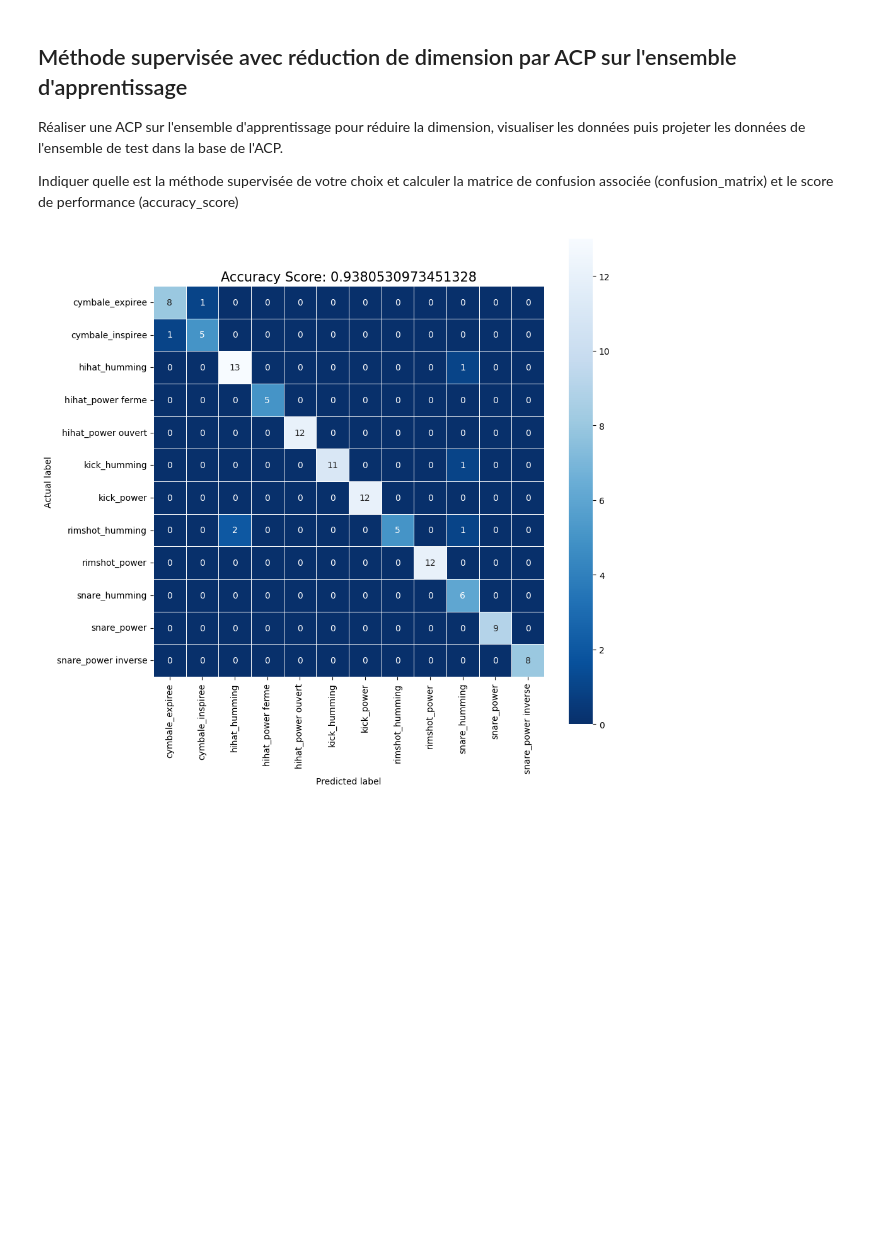
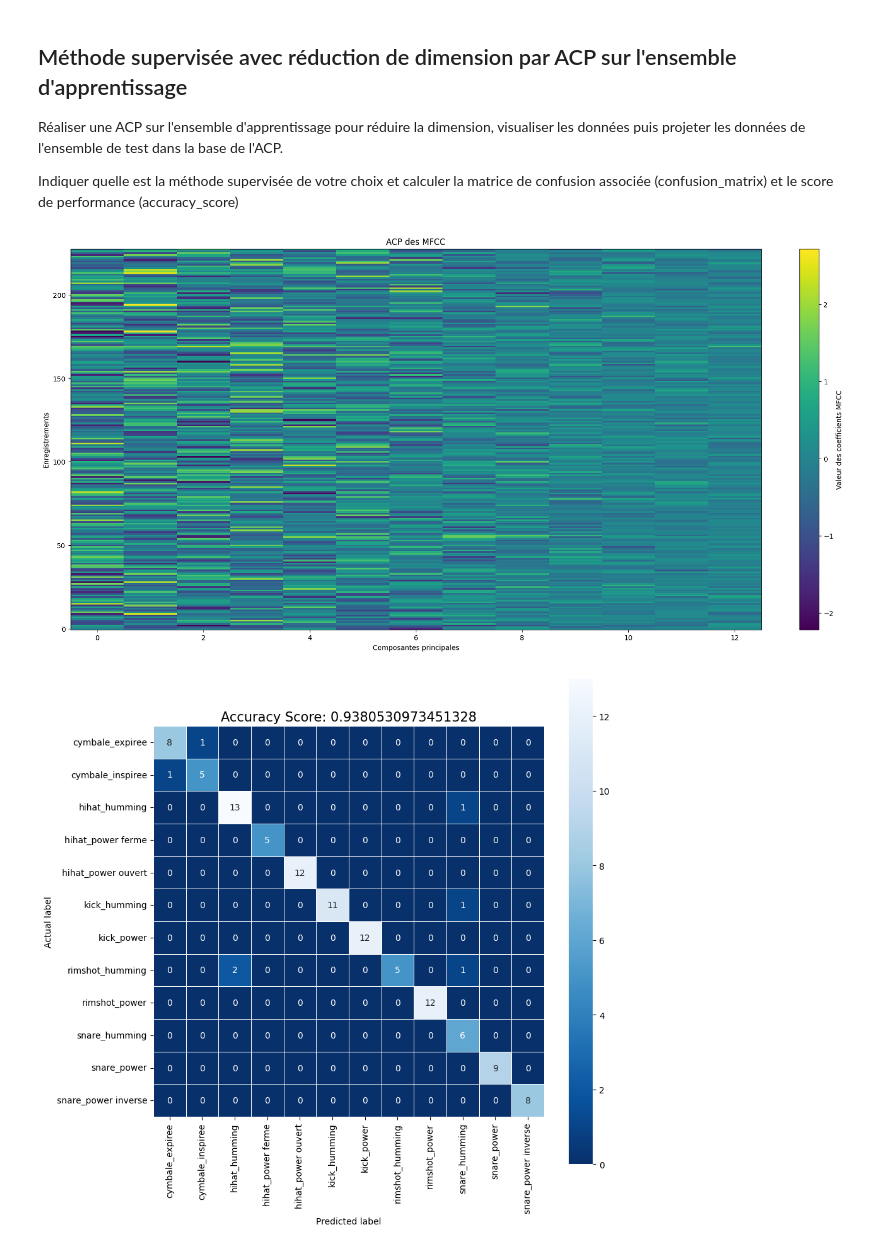
Before and after one commit to HDwayne/Projet_BeatBox, a Jupyter notebook: ProjetBeatbox.ipynb, the cells around one changed output. Cells and saved outputs as stored; diff of their text form; code cells hidden in the pictures; blank space fills up the shorter version.

Commit message:
Ajout d un plot pour P2 ex1

```diff
--- a/ProjetBeatbox.ipynb
+++ b/ProjetBeatbox.ipynb
@@ -240,4 +232,26 @@ Réaliser une ACP sur l'ensemble d'apprentissage pour réduire la dimension, vis
 puis projeter les données de l'ensemble de test dans la base de l'ACP.
 
 Indiquer quelle est la méthode supervisée de votre choix et calculer la matrice de confusion associée (confusion_matrix) et le score de performance (accuracy_score)
+# %%
+#ACP sur les données d'apprentissage
+pca = PCA()
+pca.fit(X_train)
+X_train_pca = pca.transform(X_train)
+#visualisation des données d'apprentissage dans le nouveau repère
+plt.figure(figsize=(20,10))
+plt.imshow(X_train_pca, aspect='auto', origin='lower')
+plt.title('ACP des MFCC')
+plt.xlabel('Composantes principales')
+plt.ylabel('Enregistrements')
+plt.colorbar(
+    orientation='vertical',
+    fraction=0.05,
+    label='Valeur des coefficients MFCC'
+)
+plt.show()
+
+#ACP sur les données de test
+X_test_pca = pca.transform(X_test)
+# %% [output]
+[figure, added]
 # %%
```
Also changed, not shown: parts of 2 cells of this notebook.
